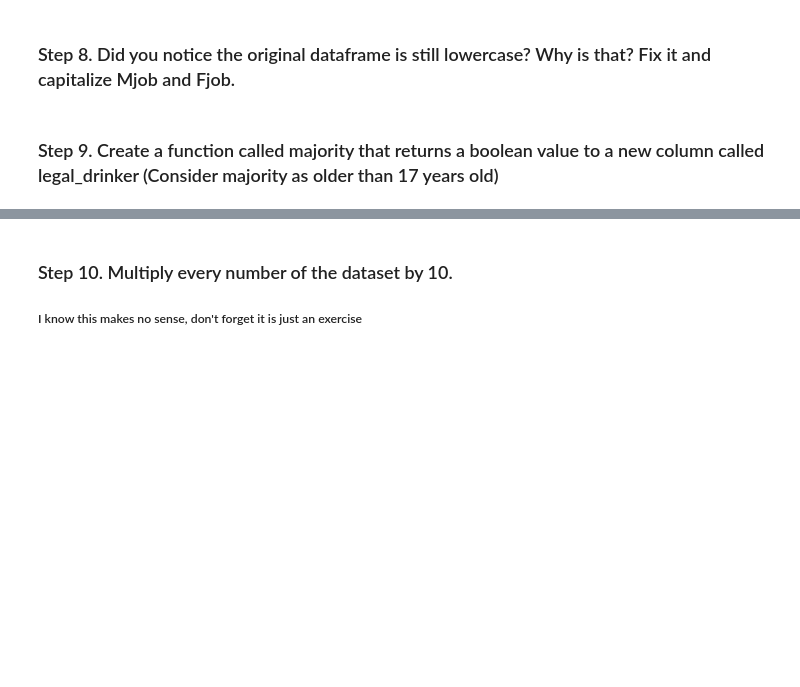
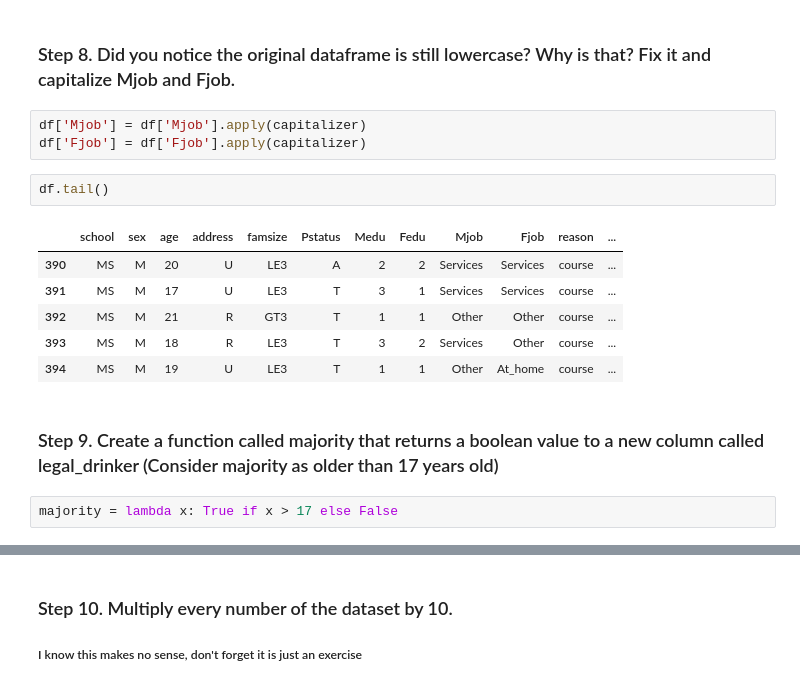
Before and after one commit to joaothomazlemos/pandas_exercises, a Jupyter notebook: 04_Apply/Students_Alcohol_Consumption/Exercises.ipynb, the cells around one changed output, grey strips where cells are left out. Cells and saved outputs as stored; diff of their text form; blank space fills up the shorter version.

```diff
--- a/04_Apply/Students_Alcohol_Consumption/Exercises.ipynb
+++ b/04_Apply/Students_Alcohol_Consumption/Exercises.ipynb
@@ -64,4 +73,18 @@ Name: Fjob, Length: 395, dtype: object
 # %% [markdown]
 ### Step 8. Did you notice the original dataframe is still lowercase? Why is that? Fix it and capitalize Mjob and Fjob.
+# %%
+df['Mjob'] = df['Mjob'].apply(capitalizer)
+df['Fjob'] = df['Fjob'].apply(capitalizer)
+# %%
+df.tail()
+# %% [output]
+|  | school | sex | age | address | famsize | Pstatus | Medu | Fedu | Mjob | Fjob | reason | ... |
+| 390 | MS | M | 20 | U | LE3 | A | 2 | 2 | Services | Services | course | ... |
+| 391 | MS | M | 17 | U | LE3 | T | 3 | 1 | Services | Services | course | ... |
+| 392 | MS | M | 21 | R | GT3 | T | 1 | 1 | Other | Other | course | ... |
+| 393 | MS | M | 18 | R | LE3 | T | 3 | 2 | Services | Other | course | ... |
+| 394 | MS | M | 19 | U | LE3 | T | 1 | 1 | Other | At_home | course | ... |
 # %% [markdown]
 ### Step 9. Create a function called majority that returns a boolean value to a new column called legal_drinker (Consider majority as older than 17 years old)
+# %%
+majority = lambda x: True if x > 17 else False
```
Also changed, not shown: parts of 6 cells of this notebook, 2 other files.
